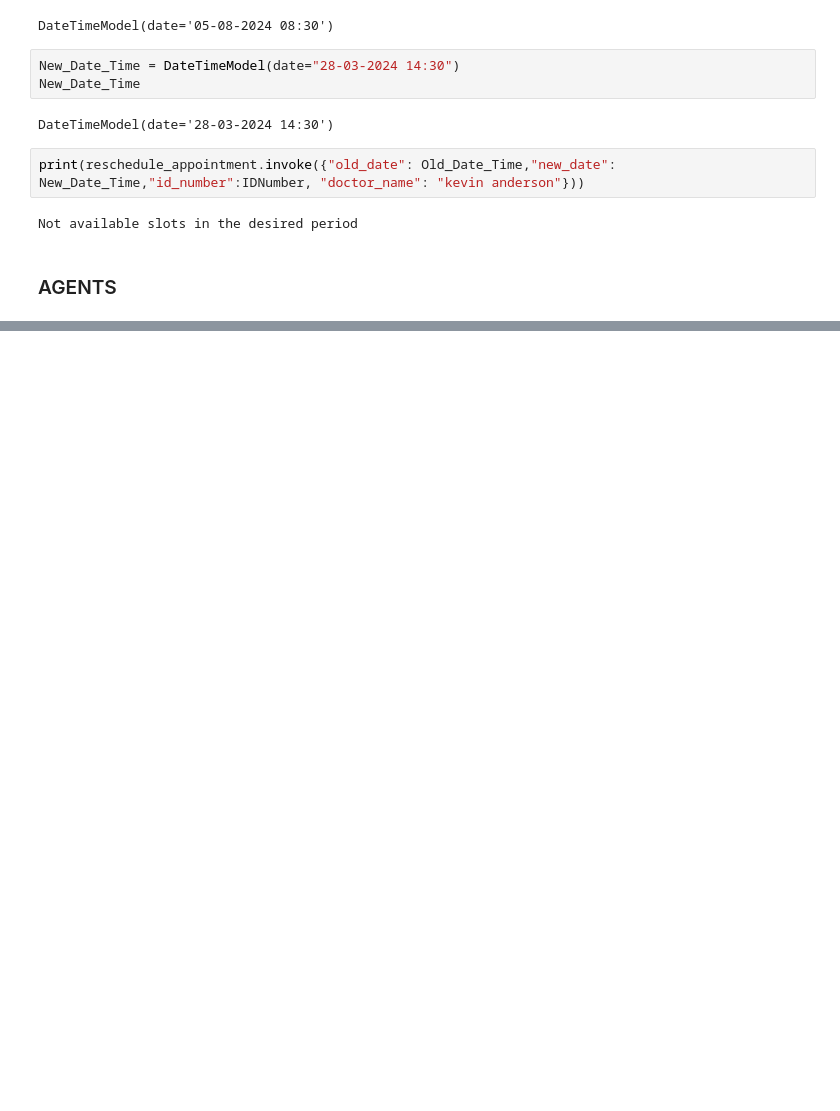
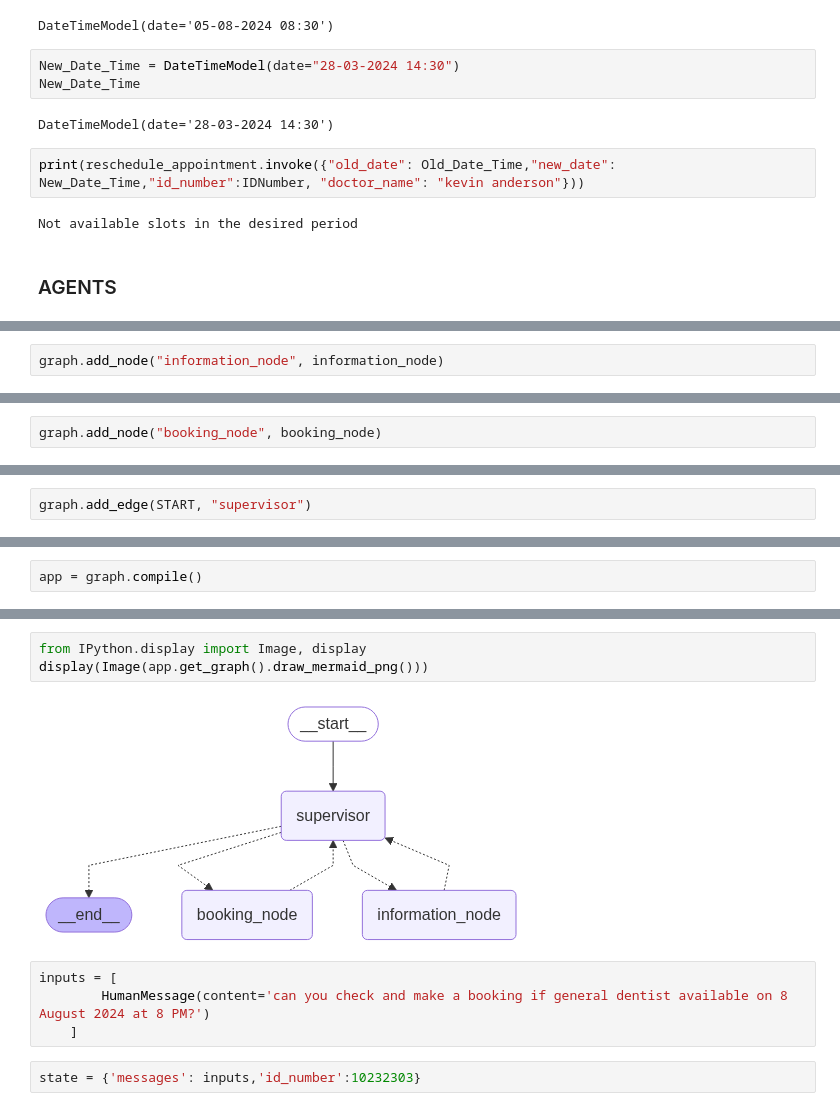
Before and after one commit to jimmymuthoni/doctors_booking_multi-agent, a Jupyter notebook: notebook/multi-agent-expr.ipynb, the cells around one changed output, grey strips where cells are left out. Drawn from its saved outputs; the diff is of its cells as text; blank space fills up the shorter version.

```diff
--- a/notebook/multi-agent-expr.ipynb
+++ b/notebook/multi-agent-expr.ipynb
@@ -260,0 +440,2 @@ Not available slots in the desired period
+# %%
+graph.add_node("information_node", information_node)
@@ -260,0 +444,2 @@ Not available slots in the desired period
+# %%
+graph.add_node("booking_node", booking_node)
@@ -260,0 +448,2 @@ Not available slots in the desired period
+# %%
+graph.add_edge(START, "supervisor")
@@ -260,0 +452,2 @@ Not available slots in the desired period
+# %%
+app = graph.compile()
@@ -260,0 +461,11 @@ Not available slots in the desired period
+# %%
+from IPython.display import Image, display
+display(Image(app.get_graph().draw_mermaid_png()))
+# %% [output]
+[figure, added]
+# %%
+inputs = [
+        HumanMessage(content='can you check and make a booking if general dentist available on 8 August 2024 at 8 PM?')
+    ]
+# %%
+state = {'messages': inputs,'id_number':10232303}
```
Also changed, not shown: parts of 21 cells of this notebook.
